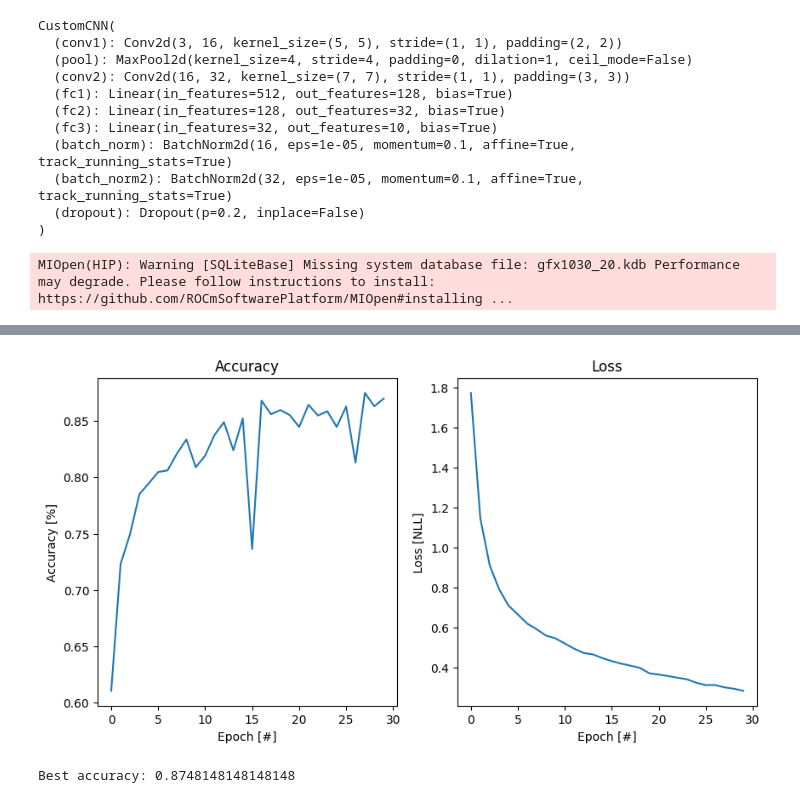
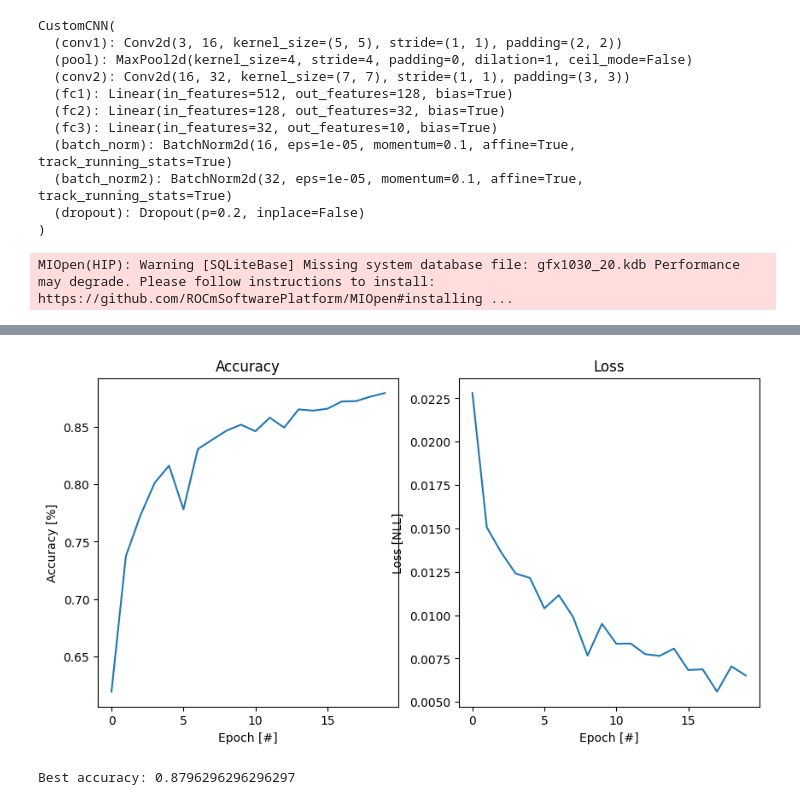
Before and after one commit to Layxe/DataDroids-Project, a Jupyter notebook: Task04.ipynb, the cells around one changed output, grey strips where cells are left out. Drawn from its saved outputs; the diff is of its cells as text; code cells hidden in the pictures.

```diff
--- a/Task04.ipynb
+++ b/Task04.ipynb
@@ -15,7 +16,7 @@ import matplotlib.pyplot as plt
 batch_size = 128
 
 transform = transforms.Compose(
-    [transforms.ToTensor()])
+    [transforms.ToTensor(), transforms.Normalize((0.5, 0.5, 0.5), (0.5, 0.5, 0.5))])
 
 dataset = torchvision.datasets.EuroSAT(root='./data', download=False, transform=transform)
 
@@ -34,6 +35,7 @@ classes = ('AnnualCrop', 'Forest', 'HerbaceousVegetation', 'Highway', 'Industria
 # %%
 def show_image(dataset, index):
     image, label = dataset[index]
+    image = image / 2 + 0.5
     image = image.permute(1, 2, 0)
     plt.imshow(image)
     plt.title(classes[label])
@@ -94,6 +96,11 @@ def train(net, trainloader, optimizer, loss):
         loss_val.backward()
         optimizer.step()
         running_loss += loss_val.item()
+
+        if i % 5 == 0:
+            print(f"[{i + 1}, {len(trainloader)}] loss: {running_loss / 100}")
+            running_loss = 0.0
+
     return running_loss / len(trainloader)
 
 def test(net, testloader, loss):
@@ -120,12 +127,16 @@ def training_loop(epochs, net, trainloader, testloader, optimizer, loss):
     accuracies = []
     losses = []
 
+
+    start_time = time.time()
     for epoch in range(epochs):
         train_loss = train(net, trainloader, optimizer, loss)
         accuracy = test(net, testloader, loss)
         accuracies.append(accuracy)
         losses.append(train_loss)
         print(f"Epoch {epoch} - Train Loss: {train_loss} Accuracy: {accuracy}")
+
+    end_time = time.time()
 
     plt.figure(figsize=(10, 5))
     plt.subplot(121)
@@ -140,7 +151,7 @@ def training_loop(epochs, net, trainloader, testloader, optimizer, loss):
     plt.ylabel('Loss [NLL]')
     plt.show()
 
-    return accuracies, losses
+    return accuracies, losses, end_time - start_time
 # %%
 net = CustomCNN()
 optimizer = optim.Adam(net.parameters(), lr=0.0001)
@@ -159,9 +170,10 @@ CustomCNN(
   (dropout): Dropout(p=0.2, inplace=False)
 )
 # %%
-EPOCHS = 30
+EPOCHS = 20
 
-accuracies_custom, losses_custom = training_loop(EPOCHS, net, trainloader, testloader, optimizer, loss)
+accuracies_custom, losses_custom, time_custom = training_loop(EPOCHS, net, trainloader, testloader, optimizer, loss)
+
 print(f"Best accuracy: {max(accuracies_custom)}")
 # %% [output]
 MIOpen(HIP): Warning [SQLiteBase] Missing system database file: gfx1030_20.kdb Performance may degrade. Please follow instructions to install: https://github.com/ROCmSoftwarePlatform/MIOpen#installing ...
@@ -185,4 +197,4 @@ Epoch 29 - Train Loss: 0.28431197939187114 Accuracy: 0.8698148148148148
-[figure, old version]
+[figure, new version]
-Best accuracy: 0.8748148148148148
+Best accuracy: 0.8796296296296297
 # %%
 resnet_fc = torchvision.models.resnet18(weights='IMAGENET1K_V1')
```
Also changed, not shown: parts of 9 cells of this notebook, 1 other file.
